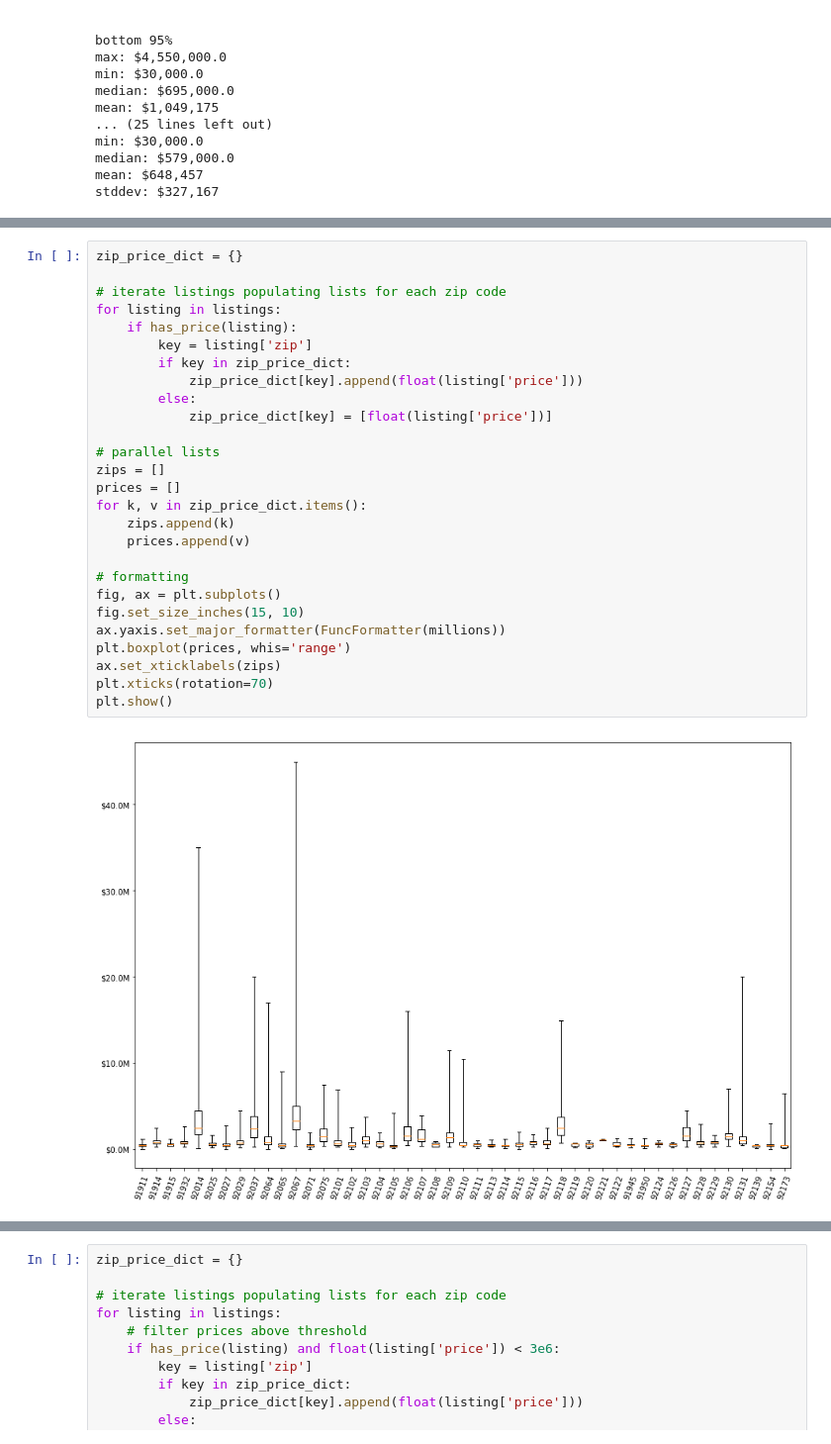
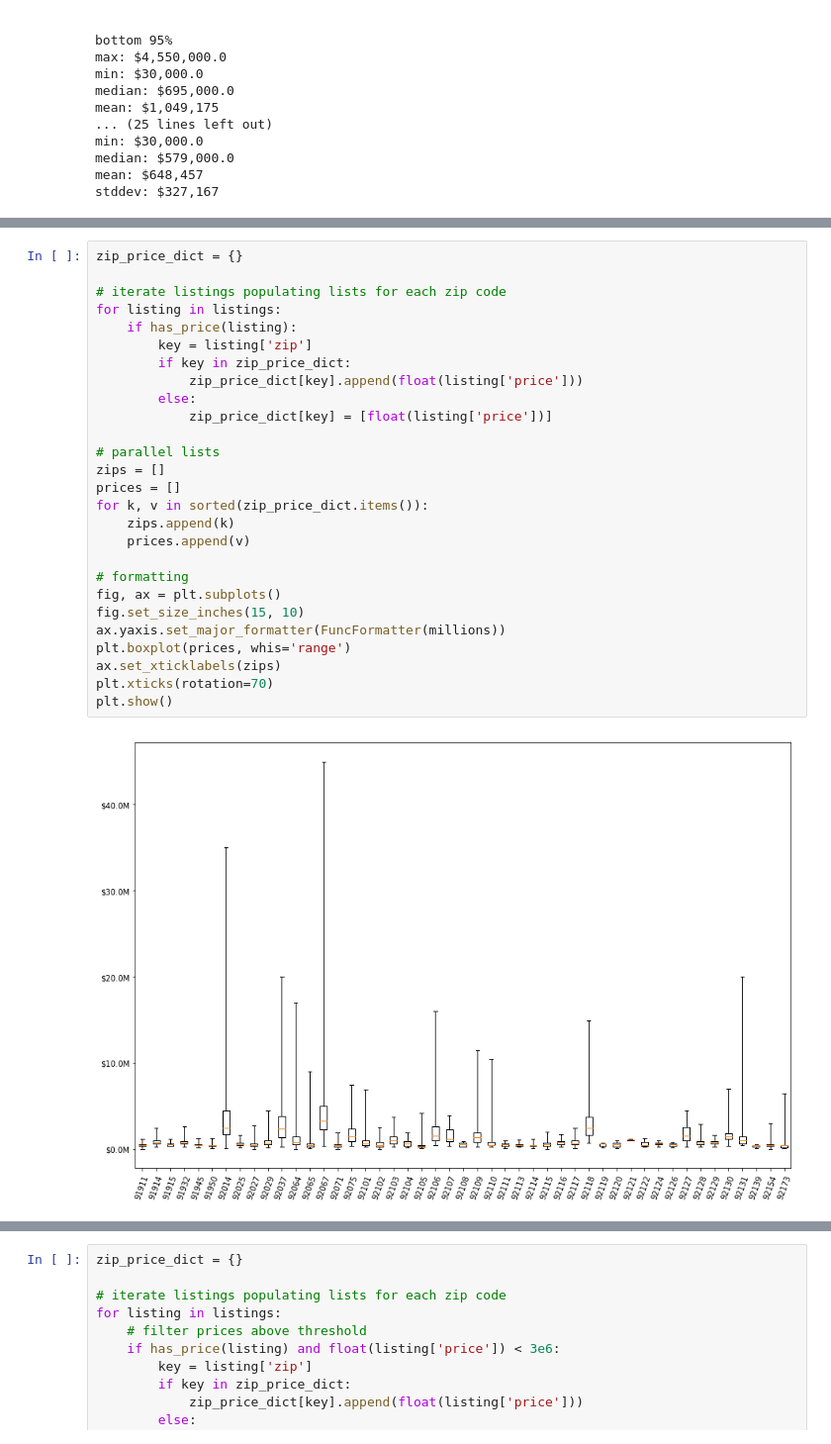
Before and after one commit to ear7h/sd_housing, a Jupyter notebook: San Diego Real Estate Analysis.ipynb, the cells around one changed output, grey strips where cells are left out. Shown at 99% size. Cells and saved outputs as stored; diff of their text form.

```diff
--- a/San Diego Real Estate Analysis.ipynb
+++ b/San Diego Real Estate Analysis.ipynb
@@ -205,29 +216,29 @@ The first thing that comes to mind with a zip code is to create some boxplots an
 # %%
 zip_price_dict = {}
 
 # iterate listings populating lists for each zip code
 for listing in listings:
     if has_price(listing):
         key = listing['zip']
         if key in zip_price_dict:
             zip_price_dict[key].append(float(listing['price']))
         else:
             zip_price_dict[key] = [float(listing['price'])]
 
 # parallel lists
 zips = []
 prices = []
-for k, v in zip_price_dict.items():
+for k, v in sorted(zip_price_dict.items()):
     zips.append(k)
     prices.append(v)
 
 # formatting
 fig, ax = plt.subplots()
 fig.set_size_inches(15, 10)
 ax.yaxis.set_major_formatter(FuncFormatter(millions))
 plt.boxplot(prices, whis='range')
 ax.set_xticklabels(zips)
 plt.xticks(rotation=70)
 plt.show()
 # %% [output]
-[figure, old version]
+[figure, new version]
```
Also changed, not shown: parts of 50 cells of this notebook, 3 other files.
